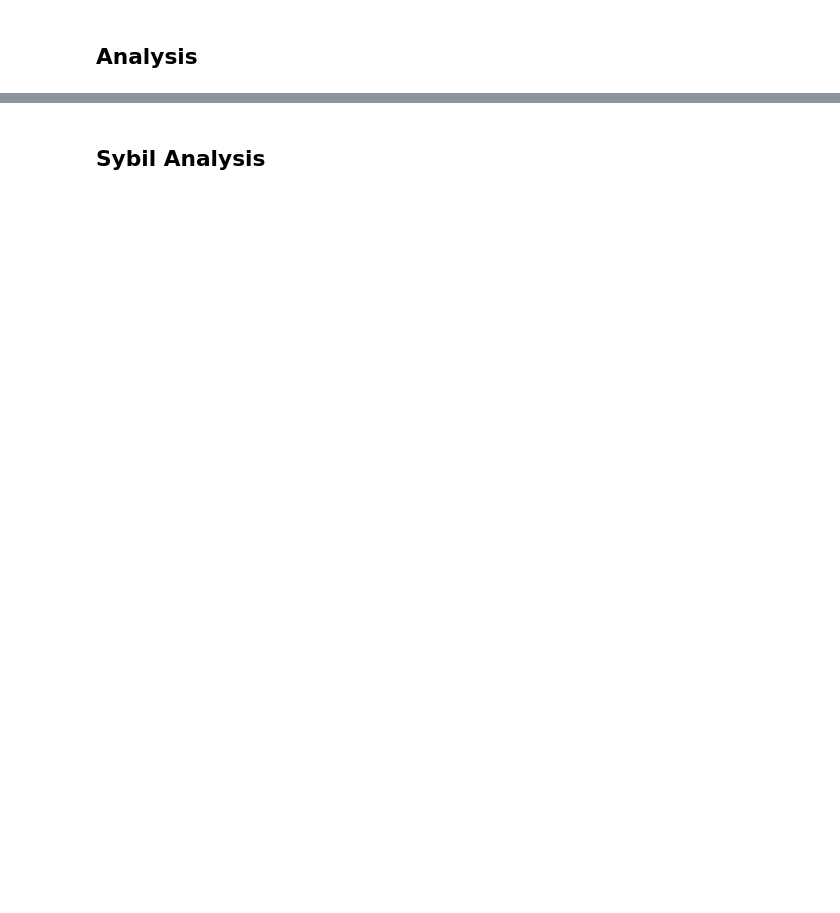
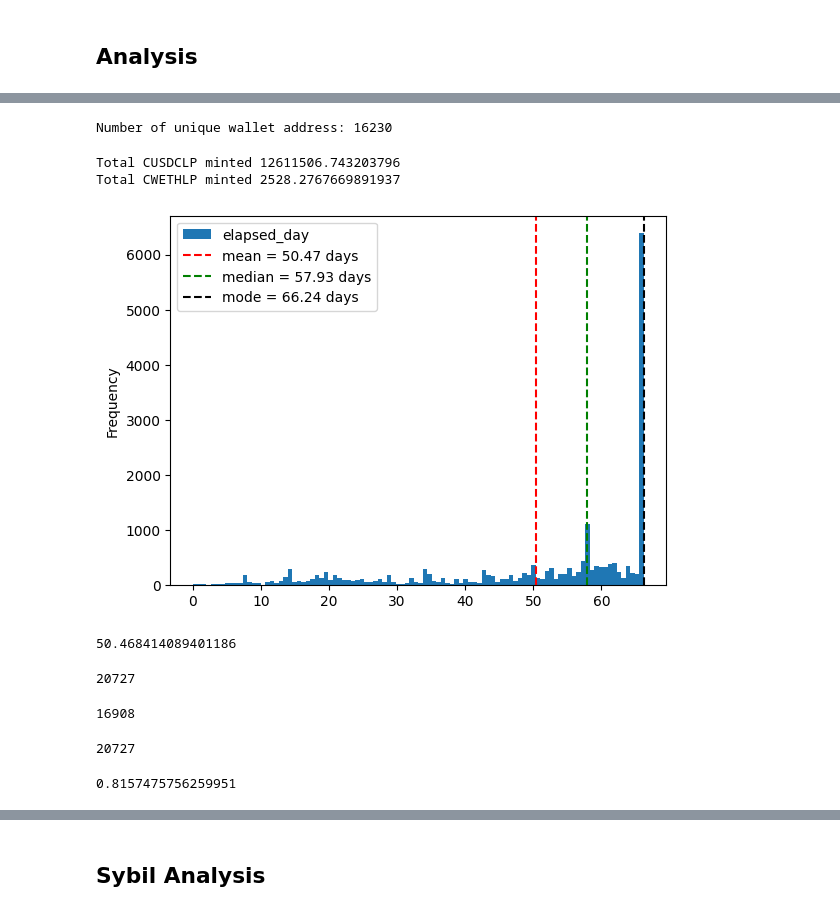
Before and after one commit to tann9949/connext-galxe-bot, a Jupyter notebook: notebooks/analysis.ipynb, the cells around one changed output, grey strips where cells are left out. Drawn from its saved outputs; the diff is of its cells as text; code cells hidden in the pictures; blank space fills up the shorter version.

```diff
--- a/notebooks/analysis.ipynb
+++ b/notebooks/analysis.ipynb
@@ -74,0 +253,6 @@ Data loaded from chain gnosis, total of 2152 record
+# %%
+temp = pd.Series(data=[0., 0.], index=[CAMPAIGN_START_DATETIME, LATEST_DATE], name="balance_change")
+
+for (_chain, _addr, _token), x in list(all_chains_data.groupby(["chain", "user_address", "token"], as_index=False)["balance_change"]):
+    if len(x) > 10:
+        break
@@ -75,7 +308,2 @@ Data loaded from chain gnosis, total of 2152 record
 # %% [markdown]
 ## Analysis
-# %%
-LP_TOKENS = [Token.CWETHLP, Token.CUSDCLP]
-MIN_VALUE = 0.0001
-TIMEFRAME = "1T" # 1 minutes
-THRESHOLD = 0.3
@@ -81,0 +324,44 @@ THRESHOLD = 0.3
+# %%
+print("Number of unique wallet address:", len(user_balances[user_balances["balance_change"] > MIN_VALUE]["user_address"].unique()))
+# %% [output]
+Number of unique wallet address: 16230
+# %%
+print("Total CUSDCLP minted", user_infos[user_infos["token"] == Token.CUSDCLP]["balance"].sum())
+print("Total CWETHLP minted", user_infos[user_infos["token"] == Token.CWETHLP]["balance"].sum())
+# %% [output]
+Total CUSDCLP minted 12611506.743203796
+Total CWETHLP minted 2528.2767669891937
+# %%
+fig, ax = plt.subplots()
+user_infos["elapsed_day"].plot.hist(bins=100, ax=ax)
+mean = user_infos["elapsed_day"].mean()
+median = user_infos["elapsed_day"].median()
+mode = user_infos["elapsed_day"].mode()[0]
+
+ax.axvline(mean, linestyle="--", color="red", label=f"mean = {mean:.2f} days")
+ax.axvline(median, linestyle="--", color="green", label=f"median = {median:.2f} days")
+ax.axvline(mode, linestyle="--", color="black", label=f"mode = {mode:.2f} days")
+plt.legend()
+plt.show()
+# %% [output]
+[figure, added]
+# %%
+user_infos["elapsed_day"].mean()
+# %% [output]
+50.468414089401186
+# %%
+len(user_infos)
+# %% [output]
+20727
+# %%
+(user_infos["elapsed_day"] > 30).sum()
+# %% [output]
+16908
+# %%
+len(user_infos)
+# %% [output]
+20727
+# %%
+(user_infos["elapsed_day"] > 30).sum() / len(user_infos)
+# %% [output]
+0.8157475756259951
```
Also changed, not shown: parts of 64 cells of this notebook, 1 other file.
